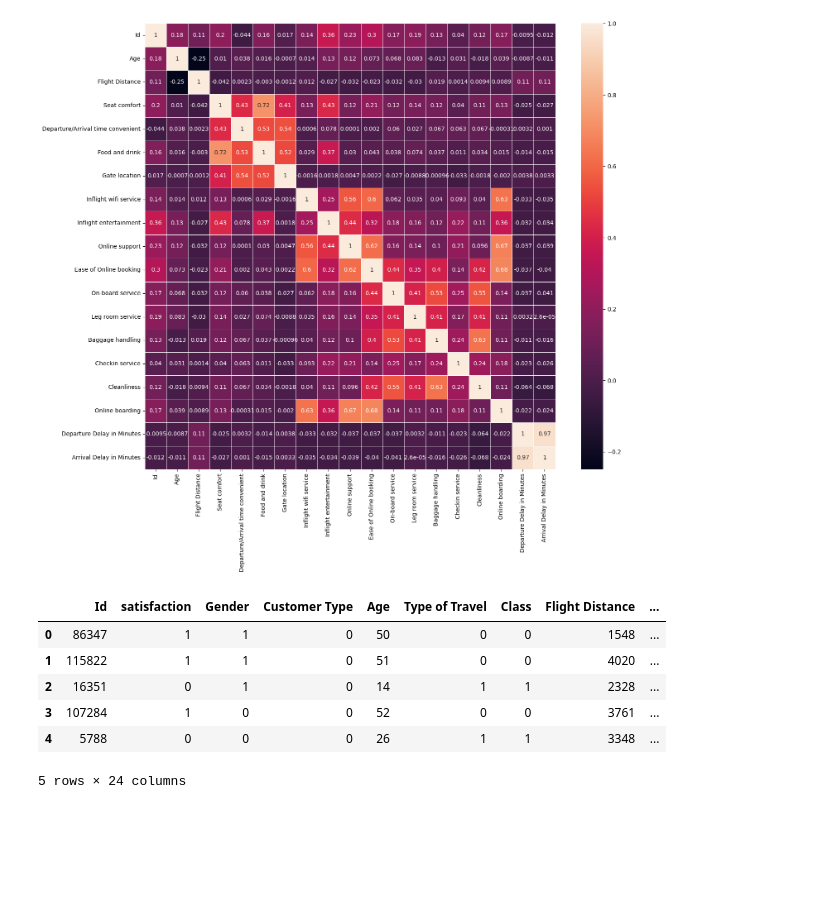
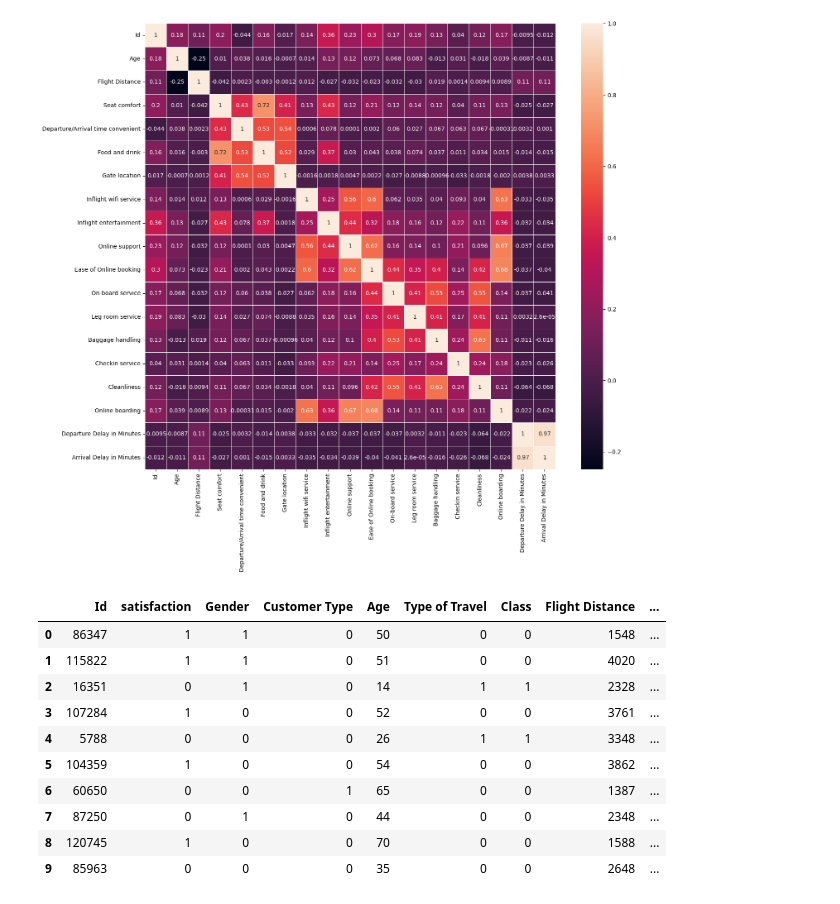
Before and after one commit to ik0zy/Fly-High-With-FDS, a Jupyter notebook: notebook.ipynb, the cells around one changed output. Saved outputs shown, nothing was run; the diff lists cells and outputs as text; code cells hidden in the pictures; blank space fills up the shorter version.

```diff
--- a/notebook.ipynb
+++ b/notebook.ipynb
@@ -3,6 +3,11 @@ import pandas as pd
 import seaborn as sns
 from matplotlib import pyplot as plt
 import numpy as np
+
+
+#Tweaks to the libraries
+#Shows all the columns in the dataframe
+pd.set_option('display.max_columns', None)
 # %%
 df = pd.read_csv('train.csv')
 print(df.shape)
@@ -74,24 +83,28 @@ plt.show()
 # %%
 from sklearn.preprocessing import LabelEncoder
 
 # Assuming df is your DataFrame
 # Identify object columns
 object_columns = df.select_dtypes(include=['object']).columns
 
 # Apply Label Encoding to each object column
 label_encoders = {}
 for col in object_columns:
     le = LabelEncoder()
     df[col] = le.fit_transform(df[col])
     label_encoders[col] = le
 
 # Now df has object columns converted to numerical values using Label Encoding
-df.head()
+df.head(10)
 # %% [output]
 |  | Id | satisfaction | Gender | Customer Type | Age | Type of Travel | Class | Flight Distance | ... |
 | 0 | 86347 | 1 | 1 | 0 | 50 | 0 | 0 | 1548 | ... |
 | 1 | 115822 | 1 | 1 | 0 | 51 | 0 | 0 | 4020 | ... |
 | 2 | 16351 | 0 | 1 | 0 | 14 | 1 | 1 | 2328 | ... |
 | 3 | 107284 | 1 | 0 | 0 | 52 | 0 | 0 | 3761 | ... |
 | 4 | 5788 | 0 | 0 | 0 | 26 | 1 | 1 | 3348 | ... |
+| 5 | 104359 | 1 | 0 | 0 | 54 | 0 | 0 | 3862 | ... |
+| 6 | 60650 | 0 | 0 | 1 | 65 | 0 | 0 | 1387 | ... |
+| 7 | 87250 | 0 | 1 | 0 | 44 | 0 | 0 | 2348 | ... |
+| 8 | 120745 | 1 | 0 | 0 | 70 | 0 | 0 | 1588 | ... |
+| 9 | 85963 | 0 | 0 | 0 | 35 | 0 | 0 | 2648 | ... |
-5 rows × 24 columns
```
Also changed, not shown: parts of 5 cells of this notebook, 1 other file.
